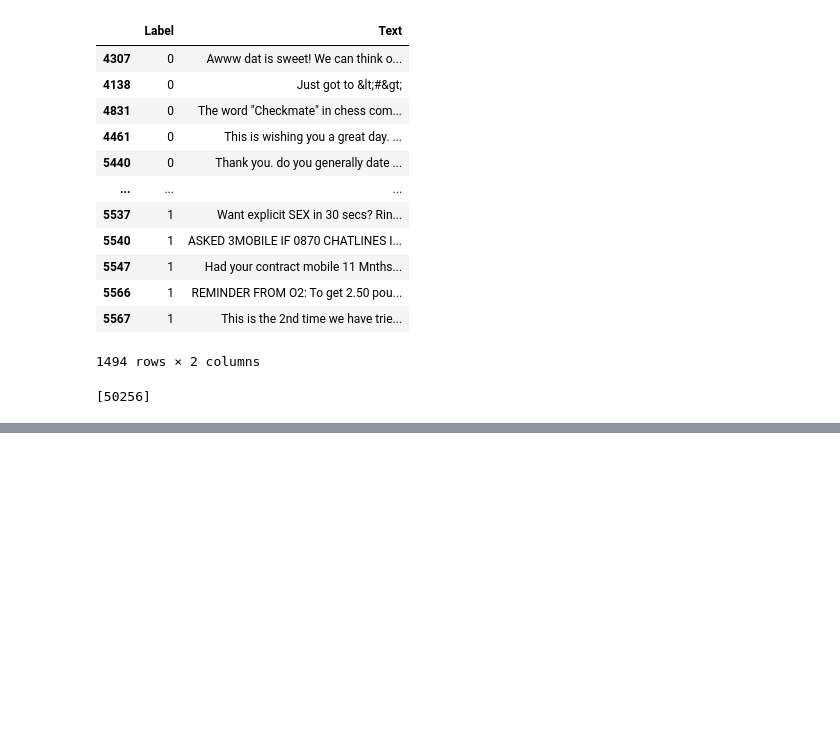
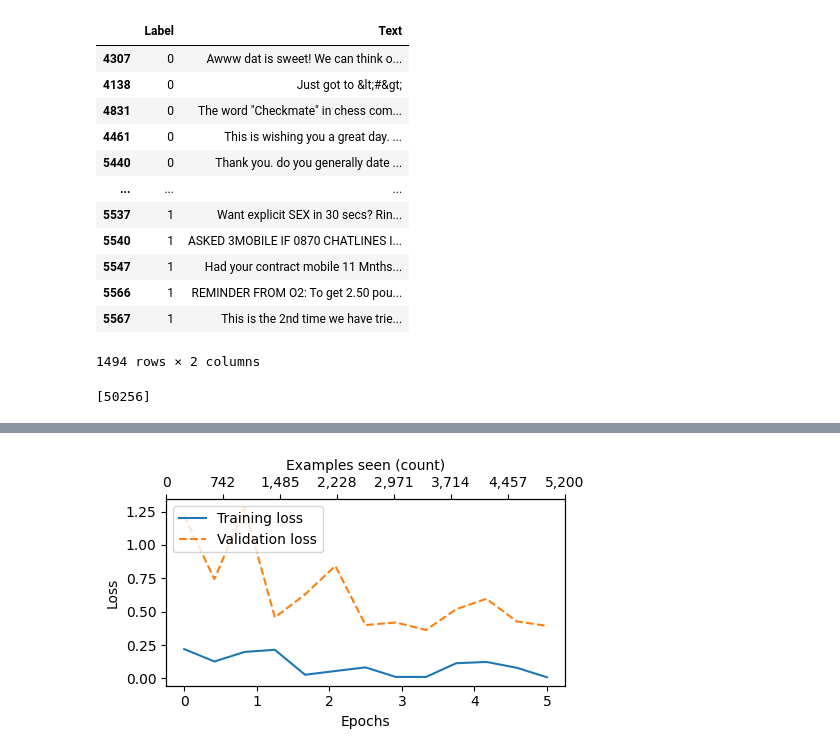
Before and after one commit to Venna-Sujith-Reddy/scratchGPT, a Jupyter notebook: scratch_gpt.ipynb, the cells around one changed output, grey strips where cells are left out. Drawn from its saved outputs; the diff is of its cells as text; code cells hidden in the pictures; blank space fills up the shorter version.

Commit message:
Fine tuned the model for spam and not spam classifier

```diff
--- a/scratch_gpt.ipynb
+++ b/scratch_gpt.ipynb
@@ -1484,7 +1484,7 @@ class dataset_to_batches(Dataset):
         self.encoded_texts=[encoded_text+[pad_token_id]*(self.max_length-len(encoded_text)) for encoded_text in self.encoded_texts]
 
 
-    def __get_item__(self,index):
+    def __getitem__(self,index):
         encoded=self.encoded_texts[index]
         label=self.data.iloc[index]["Label"]
         return(
@@ -1519,0 +1585,2 @@ print(len(train_dataset_for_fine_tuning))
+# %%
+scratch_gpt.out_head=nn.Linear()
@@ -1519,0 +1754,16 @@ print(len(train_dataset_for_fine_tuning))
+# %%
+import time
+
+start_time = time.time()
+torch.manual_seed(123)
+optimizer = torch.optim.AdamW(scratch_gpt.parameters(), lr=5e-5, weight_decay=0.1)
+num_epochs = 5
+
+train_losses, val_losses, train_accs, val_accs, examples_seen = train_classifier_simple(
+    scratch_gpt, train_loader, val_loader, optimizer, device,
+    num_epochs=num_epochs, eval_freq=50, eval_iter=5
+)
+
+end_time = time.time()
+execution_time_minutes = (end_time - start_time) / 60
+print(f"Training completed in {execution_time_minutes:.2f} minutes.")
@@ -1519,0 +1788,27 @@ print(len(train_dataset_for_fine_tuning))
+# %%
+import matplotlib.pyplot as plt
+
+def plot_values(epochs_seen, examples_seen, train_values, val_values, label="loss"):
+    fig, ax = plt.subplots(figsize=(5, 3))
+    ax.plot(epochs_seen, train_values, label=f"Training {label}")
+    ax.plot(epochs_seen, val_values, linestyle="--", label=f"Validation {label}")
+    ax.set_xlabel("Epochs")
+    ax.set_ylabel(label.capitalize())
+    ax.legend(loc="upper left")
+    ax2 = ax.twiny()
+    ax2.set_xlim(ax.get_xlim())
+    xticks = ax.get_xticks()
+    ax2.set_xticks(xticks)
+    ex_seen_ticks = torch.linspace(examples_seen[0].item(), examples_seen[-1].item(), len(xticks))
+    ex_seen_labels = [f"{int(e):,}" for e in ex_seen_ticks]
+    ax2.set_xticklabels(ex_seen_labels)
+    ax2.set_xlabel("Examples seen (count)")
+    fig.tight_layout()
+    plt.show()
+
+epochs_tensor = torch.linspace(0, num_epochs, len(train_losses))
+examples_seen_tensor = torch.linspace(0, examples_seen, len(train_losses))
+
+plot_values(epochs_tensor, examples_seen_tensor, train_losses, val_losses)
+# %% [output]
+[figure, added]
```
Also changed, not shown: parts of 32 cells of this notebook.
